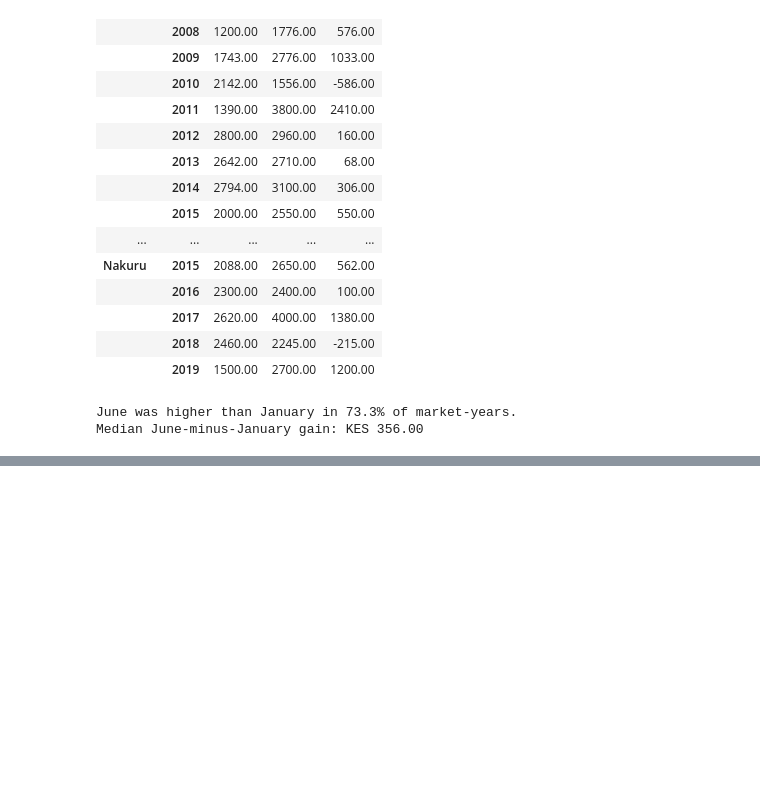
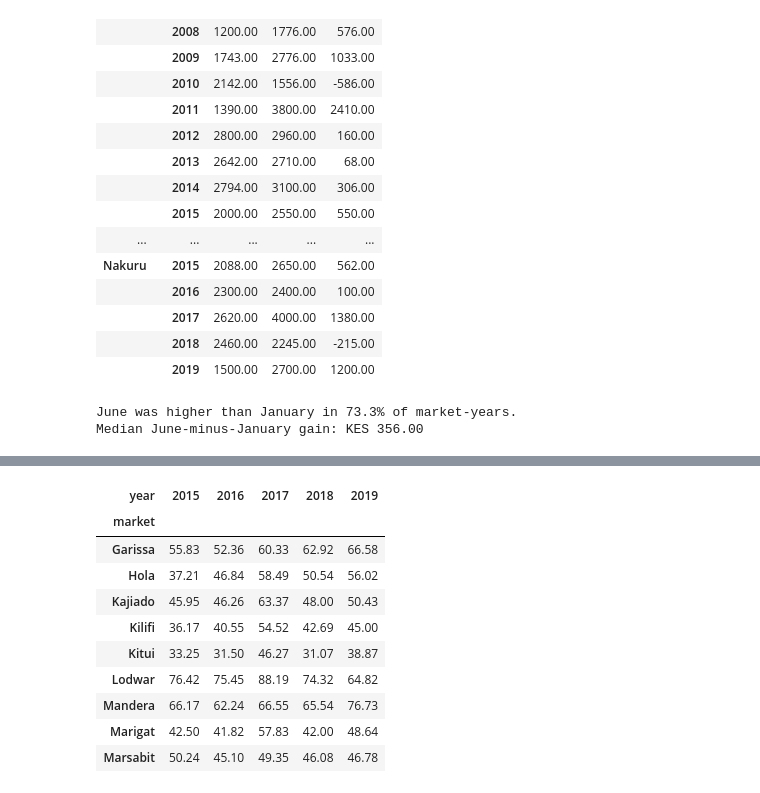
Before and after one commit to rose-odiwuor/food_market_prices, a Jupyter notebook: analysis.ipynb, the cells around one changed output, grey strips where cells are left out. Drawn from its saved outputs; the diff is of its cells as text; code cells hidden in the pictures; blank space fills up the shorter version.

```diff
--- a/analysis.ipynb
+++ b/analysis.ipynb
@@ -406,0 +441,21 @@ Median June-minus-January gain: KES 356.00
+# %%
+avg_retail = (retail_maize[retail_maize["year"].isin([2015, 2016, 2017, 2018, 2019])]
+              .groupby(["market", "year"])["price_kes"]
+              .mean()
+              .round(2)
+              .unstack()
+              )
+
+avg_retail
+# %% [output]
+| year | 2015 | 2016 | 2017 | 2018 | 2019 |
+| market |  |  |  |  |  |
+| Garissa | 55.83 | 52.36 | 60.33 | 62.92 | 66.58 |
+| Hola | 37.21 | 46.84 | 58.49 | 50.54 | 56.02 |
+| Kajiado | 45.95 | 46.26 | 63.37 | 48.00 | 50.43 |
+| Kilifi | 36.17 | 40.55 | 54.52 | 42.69 | 45.00 |
+| Kitui | 33.25 | 31.50 | 46.27 | 31.07 | 38.87 |
+| Lodwar | 76.42 | 75.45 | 88.19 | 74.32 | 64.82 |
+| Mandera | 66.17 | 62.24 | 66.55 | 65.54 | 76.73 |
+| Marigat | 42.50 | 41.82 | 57.83 | 42.00 | 48.64 |
+| Marsabit | 50.24 | 45.10 | 49.35 | 46.08 | 46.78 |
```
Also changed, not shown: parts of 12 cells of this notebook.
